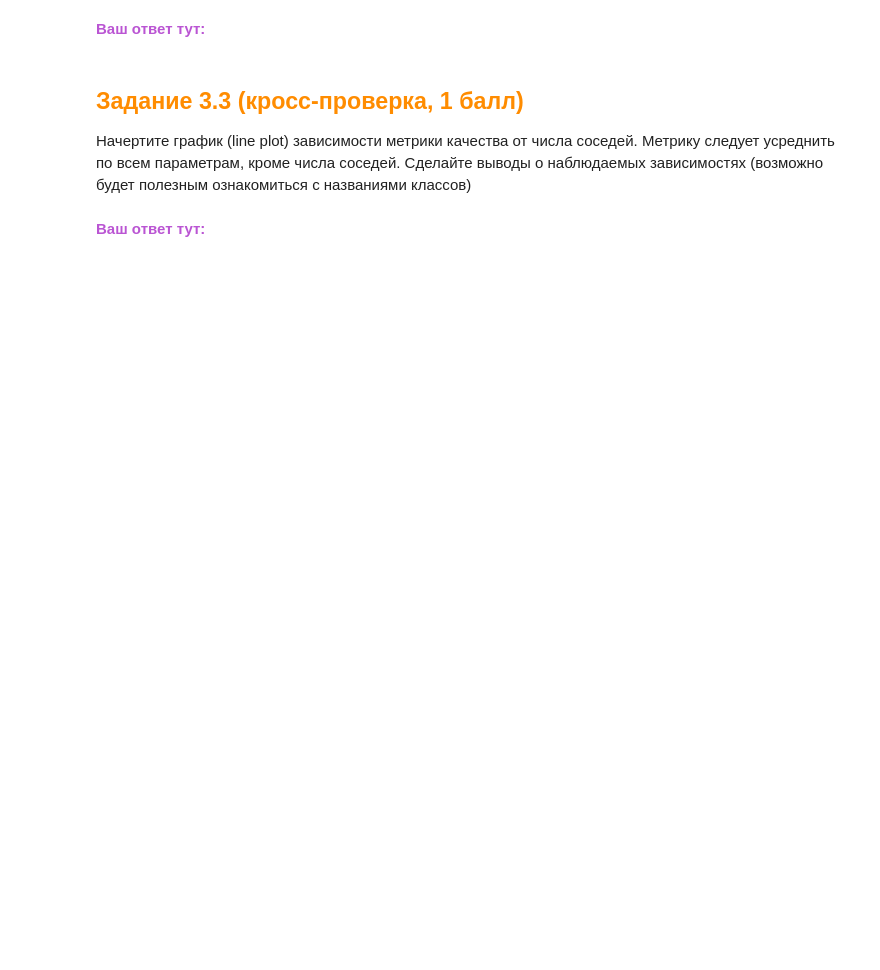
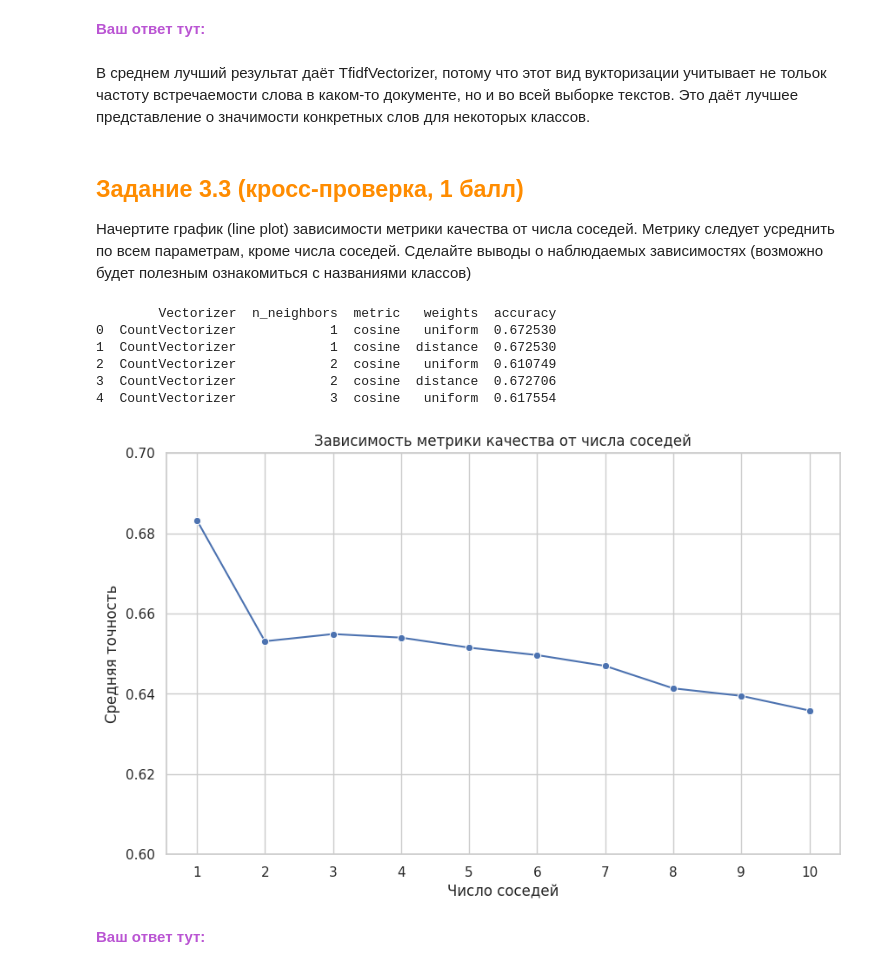
Before and after one commit to vdoffan/ml_cmc, a Jupyter notebook: ht_3/research/[Research]_KNN_[2024_2025].ipynb, the cells around one changed output. Cells and saved outputs as stored; diff of their text form; code cells hidden in the pictures; blank space fills up the shorter version.

```diff
--- a/ht_3/research/[Research]_KNN_[2024_2025].ipynb
+++ b/ht_3/research/[Research]_KNN_[2024_2025].ipynb
@@ -310,0 +309,6 @@ parameters = {
+# %%
+from cross_val import kfold_split, knn_cv_score
+
+folds = kfold_split(X_train.shape[0], 3)
+out = knn_cv_score(X_train, y_train, parameters, accuracy_score, folds, neighbors.KNeighborsClassifier)
+out
@@ -317,5 +362,7 @@ parameters = {
 # %% [markdown]
 <font color='MediumOrchid'>**Ваш ответ тут:**</font>
+# %% [markdown]
+В среднем лучший результат даёт TfidfVectorizer, потому что этот вид вукторизации учитывает не тольок частоту встречаемости слова в каком-то документе, но и во всей выборке текстов. Это даёт лучшее представление о значимости конкретных слов для некоторых классов.
 # %% [markdown]
 ## <font color='DarkOrange'>**Задание 3.3 (кросс-проверка, 1 балл)**</font>
 
@@ -325,2 +370,36 @@ parameters = {
+# %%
+import numpy as np
+import matplotlib.pyplot as plt
+import pandas as pd
+
+data = pd.DataFrame([
+    {'Vectorizer': key[0],
+     'n_neighbors': key[1],
+     'metric': key[2],
+     'weights': key[3],
+     'accuracy': value}
+    for key, value in out.items()
+])
+
+print(data.head())
+
+avg_accuracy = data.groupby('n_neighbors')['accuracy'].mean().reset_index()
+
+plt.figure(figsize=(10, 6))
+sns.lineplot(data=avg_accuracy, x='n_neighbors', y='accuracy', marker='o')
+plt.title('Зависимость метрики качества от числа соседей')
+plt.xlabel('Число соседей')
+plt.ylabel('Средняя точность')
+plt.xticks(avg_accuracy['n_neighbors'])
+plt.ylim(0.60, 0.7)
+plt.show()
+# %% [output]
+        Vectorizer  n_neighbors  metric   weights  accuracy
+0  CountVectorizer            1  cosine   uniform  0.672530
+1  CountVectorizer            1  cosine  distance  0.672530
+2  CountVectorizer            2  cosine   uniform  0.610749
+3  CountVectorizer            2  cosine  distance  0.672706
+4  CountVectorizer            3  cosine   uniform  0.617554
+[figure, added]
 # %% [markdown]
 <font color='MediumOrchid'>**Ваш ответ тут:**</font>
```
Also changed, not shown: parts of 12 cells of this notebook, 1 other file.
